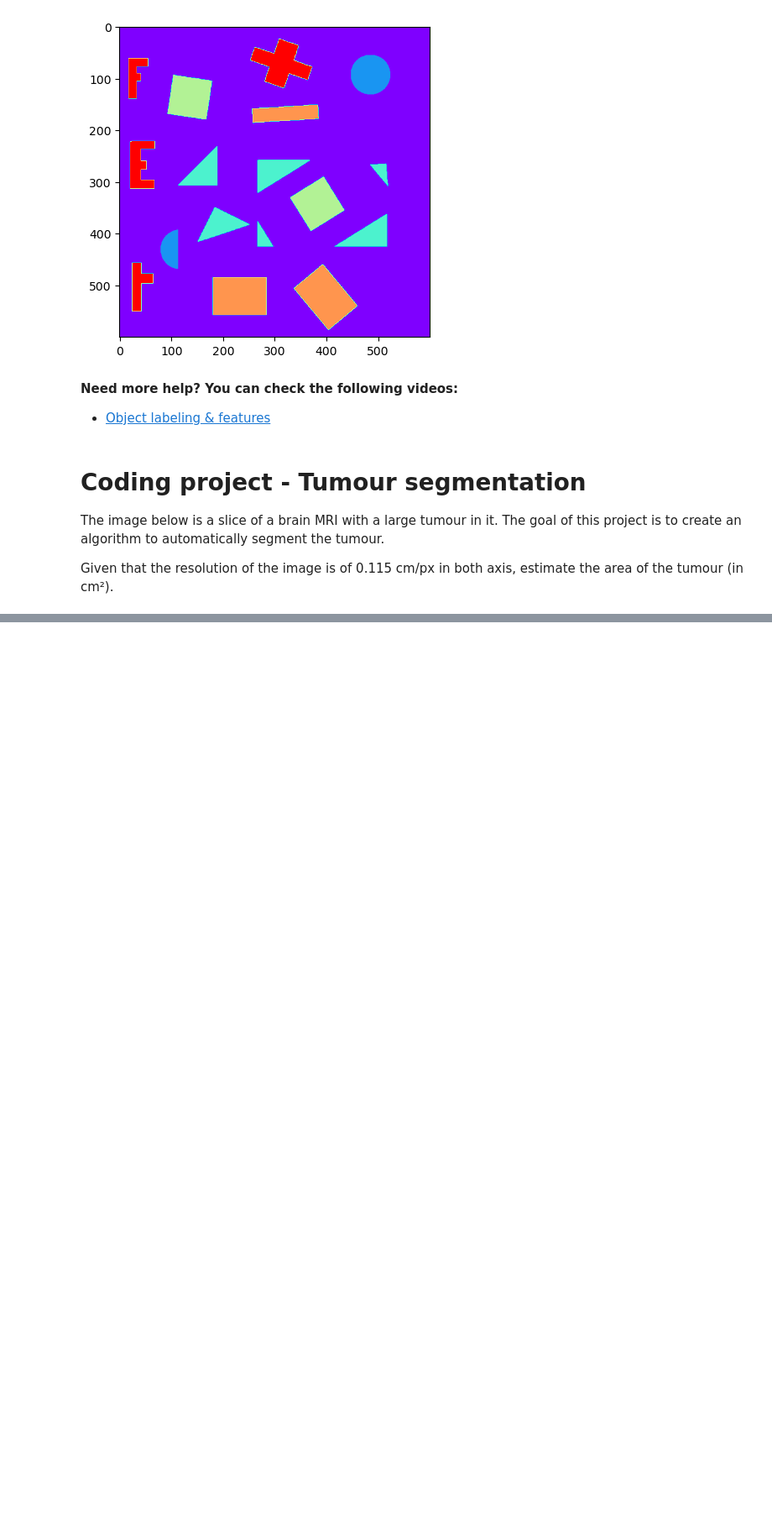
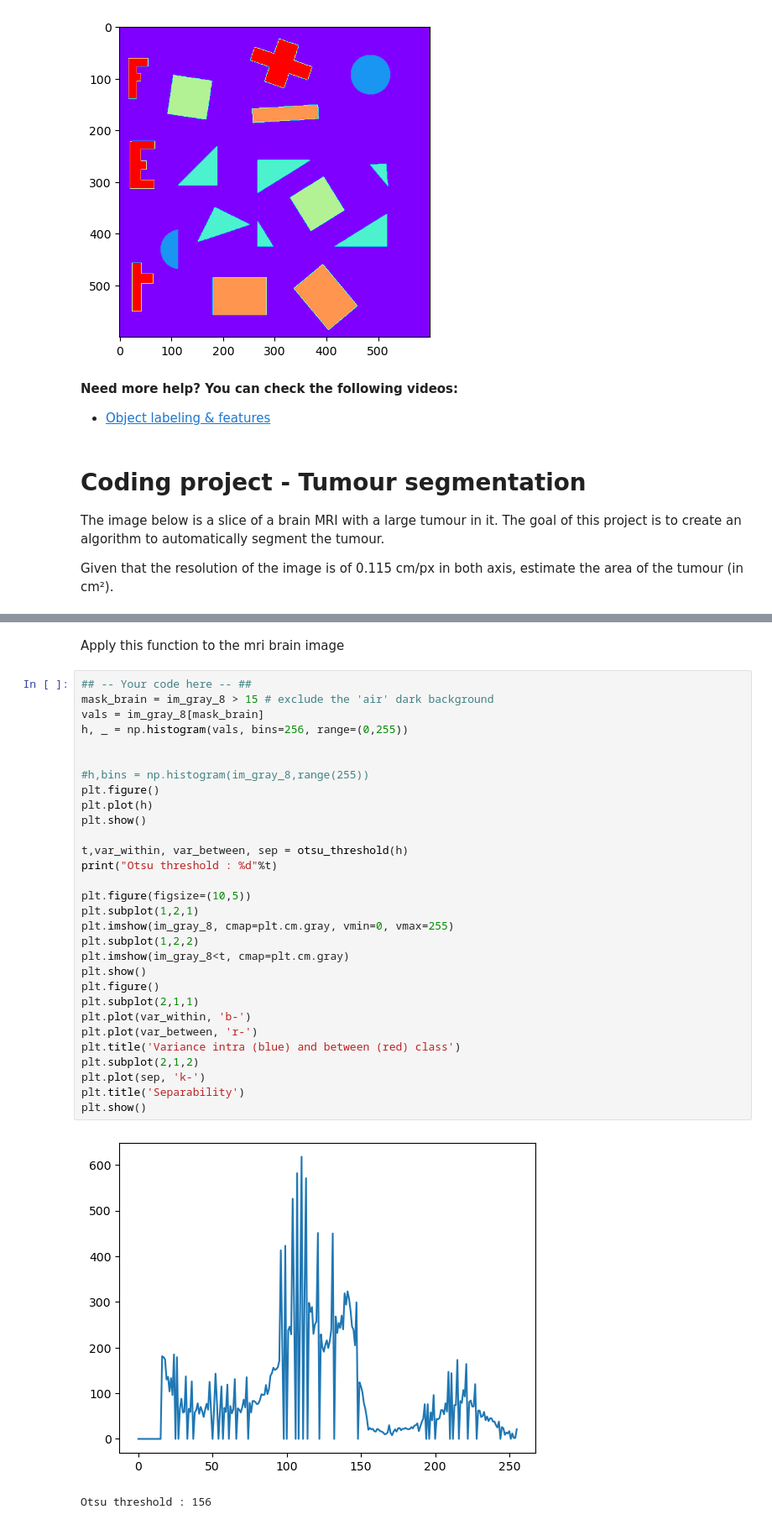
Before and after one commit to lechaudepierre/INFO-H500, a Jupyter notebook: TP3-Image Segmentation/TP3_Image_Segmentation.ipynb, the cells around one changed output, grey strips where cells are left out. Shown at 84% size. Cells and saved outputs as stored; diff of their text form; blank space fills up the shorter version.

```diff
--- a/TP3-Image Segmentation/TP3_Image_Segmentation.ipynb
+++ b/TP3-Image Segmentation/TP3_Image_Segmentation.ipynb
@@ -834,0 +851,35 @@ Optimal threshold : 74
+# %% [markdown]
+Apply this function to the mri brain image
+# %%
+## -- Your code here -- ##
+mask_brain = im_gray_8 > 15 # exclude the 'air' dark background
+vals = im_gray_8[mask_brain]
+h, _ = np.histogram(vals, bins=256, range=(0,255))
+
+
+#h,bins = np.histogram(im_gray_8,range(255))
+plt.figure()
+plt.plot(h)
+plt.show()
+
+t,var_within, var_between, sep = otsu_threshold(h)
+print("Otsu threshold : %d"%t)
+
+plt.figure(figsize=(10,5))
+plt.subplot(1,2,1)
+plt.imshow(im_gray_8, cmap=plt.cm.gray, vmin=0, vmax=255)
+plt.subplot(1,2,2)
+plt.imshow(im_gray_8<t, cmap=plt.cm.gray)
+plt.show()
+plt.figure()
+plt.subplot(2,1,1)
+plt.plot(var_within, 'b-')
+plt.plot(var_between, 'r-')
+plt.title('Variance intra (blue) and between (red) class')
+plt.subplot(2,1,2)
+plt.plot(sep, 'k-')
+plt.title('Separability')
+plt.show()
+# %% [output]
+[figure, added]
+Otsu threshold : 156
```
Also changed, not shown: parts of 27 cells of this notebook.
